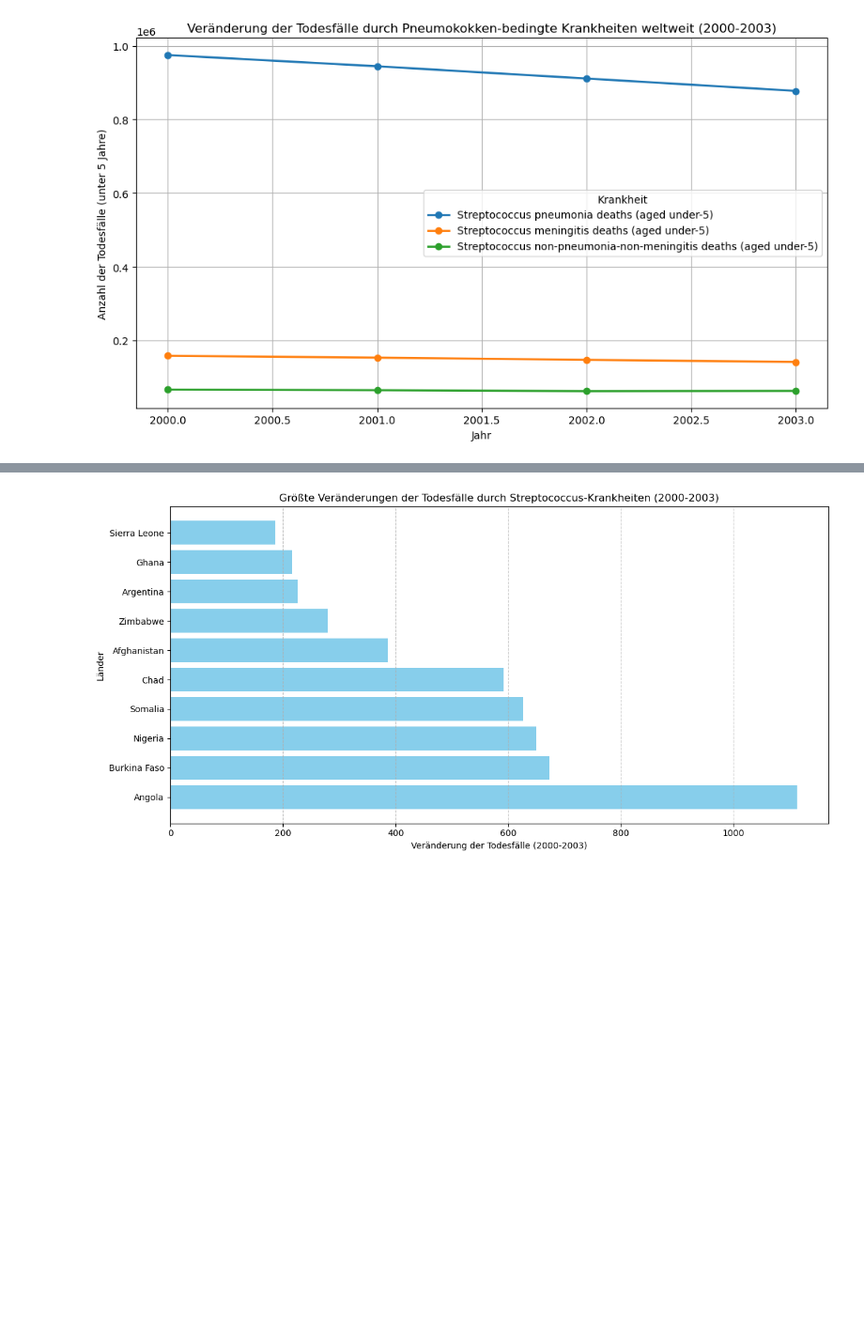
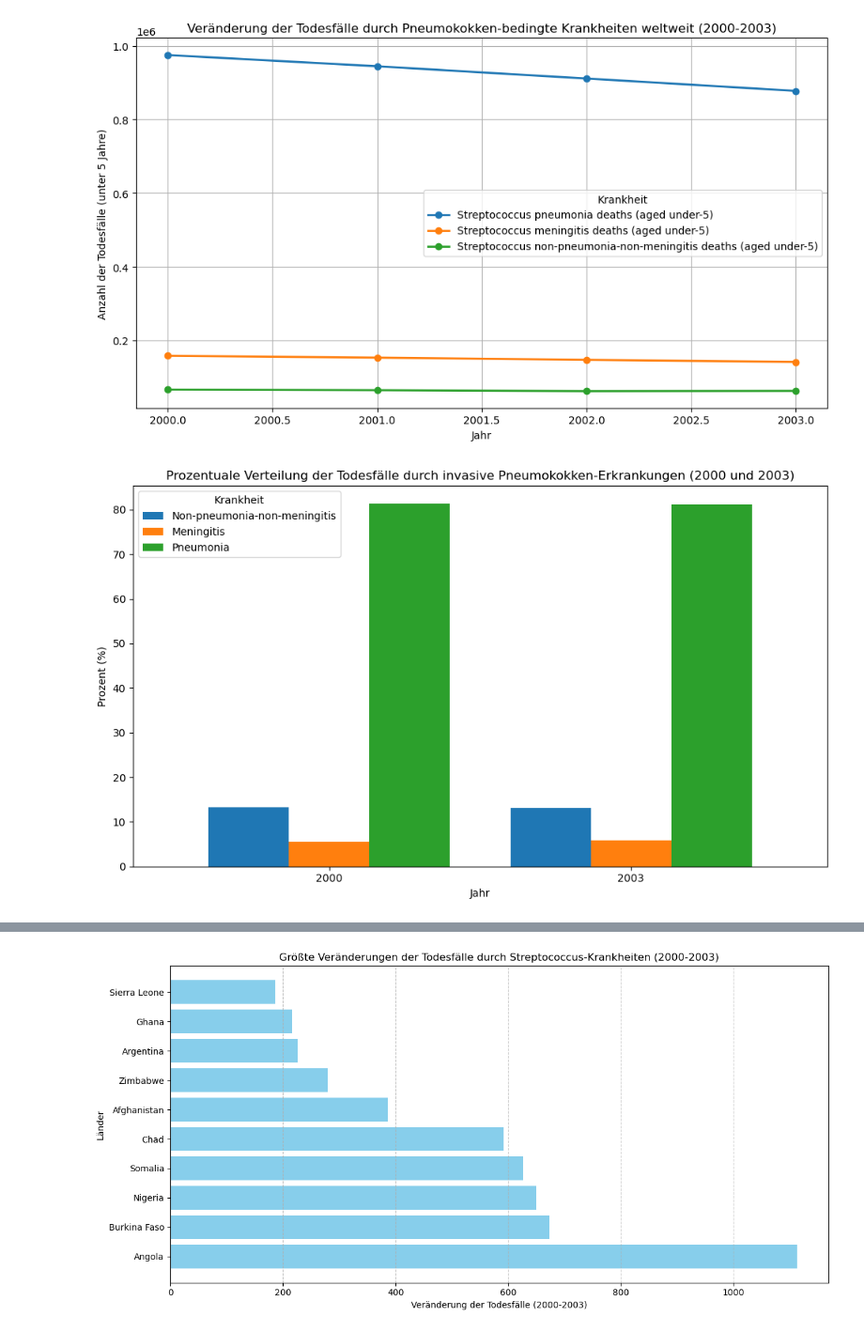
Before and after one commit to ayl-in/Aylin-und-Genta, a Jupyter notebook: Phython_LN_aylin_genta.ipynb, the cells around one changed output, grey strips where cells are left out. Shown at 94% size. Saved outputs shown, nothing was run; the diff lists cells and outputs as text; code cells hidden in the pictures; blank space fills up the shorter version.

```diff
--- a/Phython_LN_aylin_genta.ipynb
+++ b/Phython_LN_aylin_genta.ipynb
@@ -310,3 +337,39 @@ plt.tight_layout()
 plt.show()
 # %% [output]
 [figure]
+# %%
+import pandas as pd
+import matplotlib.pyplot as plt
+
+df_pivot = df_orig.pivot_table(
+   index='Entity',
+   columns='Year',
+   values=["Streptococcus non-pneumonia-non-meningitis deaths (aged under-5)",
+       "Streptococcus meningitis deaths (aged under-5)",
+       "Streptococcus pneumonia deaths (aged under-5)"])
+
+df_total = df_pivot.sum(axis=0)
+
+columns_2000 = [col for col in df_total.index if '2000' in str(col)]
+columns_2003 = [col for col in df_total.index if '2003' in str(col)]
+data_2000 = df_total[columns_2000]
+data_2003 = df_total[columns_2003]
+
+percent_2000 = (data_2000 / data_2000.sum()) * 100
+percent_2003 = (data_2003 / data_2003.sum()) * 100
+
+distribution = pd.DataFrame({
+   '2000': percent_2000.values,
+   '2003': percent_2003.values
+}, index=['Non-pneumonia-non-meningitis', 'Meningitis', 'Pneumonia'])
+
+distribution.T.plot(kind='bar', figsize=(10, 6), width=0.8)
+plt.title('Prozentuale Verteilung der Todesfälle durch invasive Pneumokokken-Erkrankungen (2000 und 2003)')
+plt.ylabel('Prozent (%)')
+plt.xlabel('Jahr')
+plt.xticks(rotation=0)
+plt.legend(title='Krankheit')
+plt.tight_layout()
+plt.show()
+# %% [output]
+[figure, added]
```
Also changed, not shown: parts of 6 cells of this notebook.
